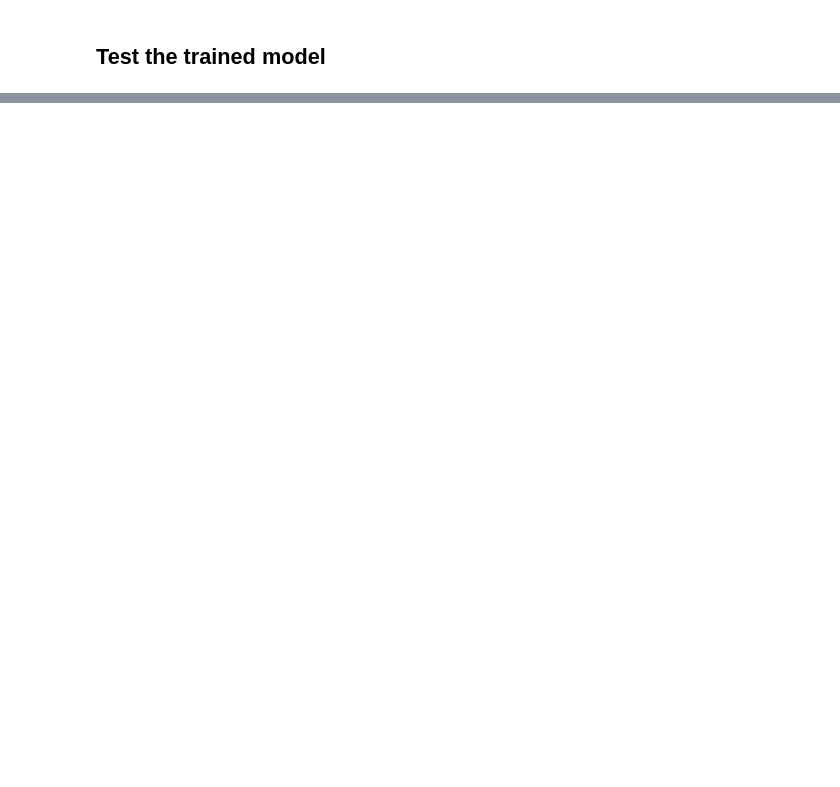
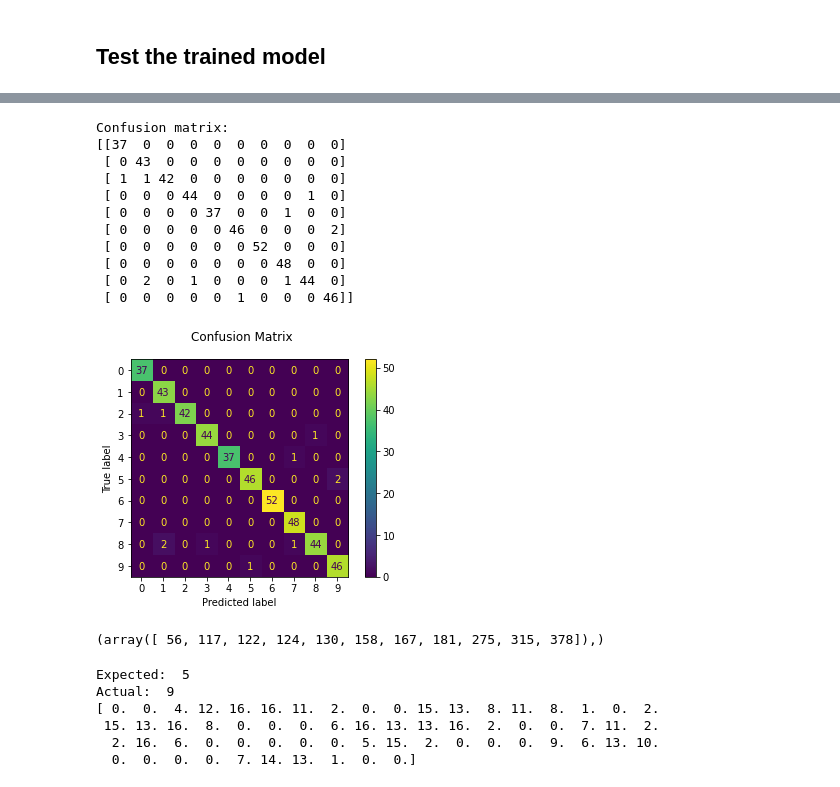
Before and after one commit to jasonmrimer/cse590-machine-learning, a Jupyter notebook: midterm/problem 4 random forest.ipynb, the cells around one changed output, grey strips where cells are left out. Drawn from its saved outputs; the diff is of its cells as text; code cells hidden in the pictures; blank space fills up the shorter version.

```diff
--- a/midterm/problem 4 random forest.ipynb
+++ b/midterm/problem 4 random forest.ipynb
@@ -235,0 +307,35 @@ for ax, image, prediction in zip(axes, X_test, y_predictions):
+# %%
+disp = metrics.ConfusionMatrixDisplay.from_predictions(y_test, y_predictions)
+disp.figure_.suptitle("Confusion Matrix")
+print(f"Confusion matrix:\n{disp.confusion_matrix}")
+
+plt.show()
+# %% [output]
+Confusion matrix:
+[[37  0  0  0  0  0  0  0  0  0]
+ [ 0 43  0  0  0  0  0  0  0  0]
+ [ 1  1 42  0  0  0  0  0  0  0]
+ [ 0  0  0 44  0  0  0  0  1  0]
+ [ 0  0  0  0 37  0  0  1  0  0]
+ [ 0  0  0  0  0 46  0  0  0  2]
+ [ 0  0  0  0  0  0 52  0  0  0]
+ [ 0  0  0  0  0  0  0 48  0  0]
+ [ 0  2  0  1  0  0  0  1 44  0]
+ [ 0  0  0  0  0  1  0  0  0 46]]
+[figure, added]
+# %%
+misclassified_indices = np.where((y_predictions != y_test))
+print(misclassified_indices)
+# %% [output]
+(array([ 56, 117, 122, 124, 130, 158, 167, 181, 275, 315, 378]),)
+# %%
+print('Expected: ', y_test[56])
+print('Actual: ', y_predictions[56])
+print(X_test[56])
+# %% [output]
+Expected:  5
+Actual:  9
+[ 0.  0.  4. 12. 16. 16. 11.  2.  0.  0. 15. 13.  8. 11.  8.  1.  0.  2.
+ 15. 13. 16.  8.  0.  0.  0.  6. 16. 13. 13. 16.  2.  0.  0.  7. 11.  2.
+  2. 16.  6.  0.  0.  0.  0.  0.  5. 15.  2.  0.  0.  0.  9.  6. 13. 10.
+  0.  0.  0.  0.  7. 14. 13.  1.  0.  0.]
```
Also changed, not shown: parts of 22 cells of this notebook.
